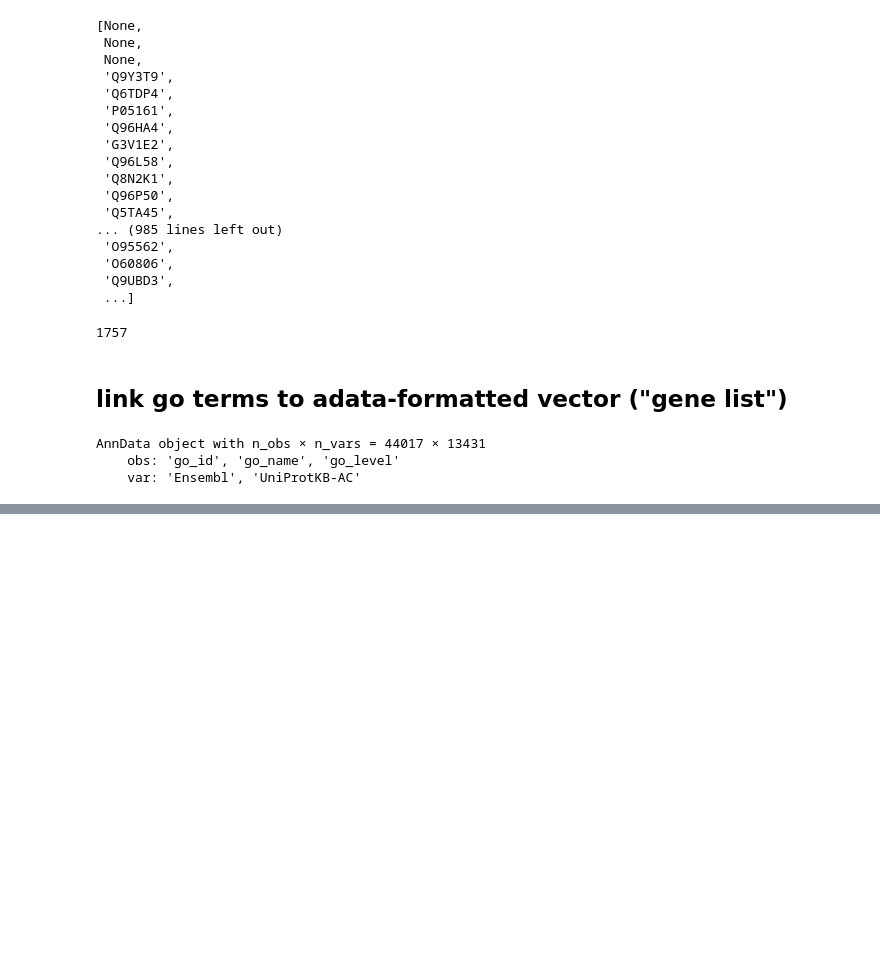
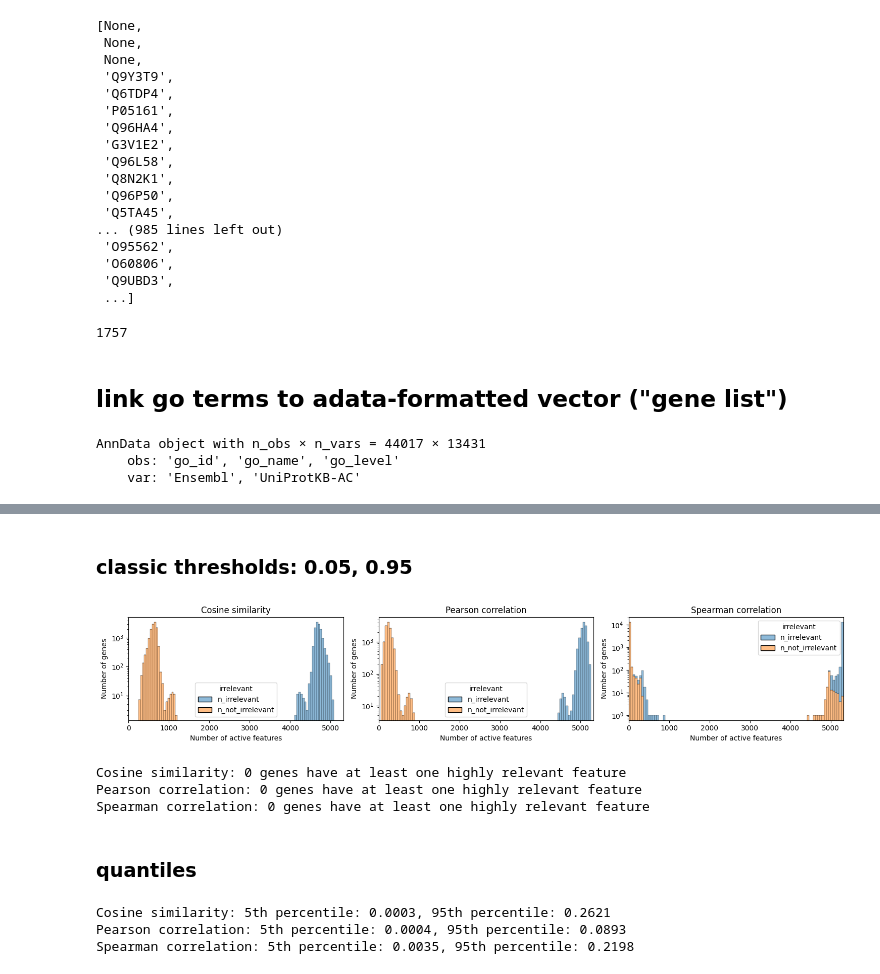
Before and after one commit to viktoriaschuster/interpreting_omics_models, a Jupyter notebook: 02_experiments/singlecell/go_term_analysis_dev.ipynb, the cells around one changed output, grey strips where cells are left out. Saved outputs shown, nothing was run; the diff lists cells and outputs as text; code cells hidden in the pictures; blank space fills up the shorter version.

```diff
--- a/02_experiments/singlecell/go_term_analysis_dev.ipynb
+++ b/02_experiments/singlecell/go_term_analysis_dev.ipynb
@@ -278,0 +531,52 @@ AnnData object with n_obs × n_vars = 44017 × 13431
+# %% [markdown]
+### classic thresholds: 0.05, 0.95
+# %%
+# now look at how many features are not irrelevant (n active features - irrelevant features) and irrelevant
+
+fig, ax = plt.subplots(1, 3, figsize=(15,3))
+df_temp = pd.DataFrame({'n_irrelevant': cos_sim_genewise['n_irrelevant'], 'n_not_irrelevant': len(active_features) - cos_sim_genewise['n_irrelevant']})
+df_temp = df_temp.melt(value_vars=['n_irrelevant', 'n_not_irrelevant'], var_name='irrelevant', value_name='count')
+sns.histplot(data=df_temp, x='count', hue='irrelevant', multiple='stack', ax=ax[0], bins=100, alpha=0.5)
+ax[0].set_title('Cosine similarity')
+ax[0].set_xlabel('Number of active features')
+ax[0].set_ylabel('Number of genes')
+ax[0].set_xlim(0,len(active_features))
+ax[0].set_yscale('log')
+#ax[0].legend(bbox_to_anchor=(0.5,-0.5), loc='lower center')
+df_temp = pd.DataFrame({'n_irrelevant': pearson_corr_genewise['n_irrelevant'], 'n_not_irrelevant': len(active_features) - pearson_corr_genewise['n_irrelevant']})
+df_temp = df_temp.melt(value_vars=['n_irrelevant', 'n_not_irrelevant'], var_name='irrelevant', value_name='count')
+sns.histplot(data=df_temp, x='count', hue='irrelevant', multiple='stack', ax=ax[1], bins=100, alpha=0.5)
+ax[1].set_title('Pearson correlation')
+ax[1].set_xlabel('Number of active features')
+ax[1].set_ylabel('Number of genes')
+ax[1].set_xlim(0,len(active_features))
+ax[1].set_yscale('log')
+#ax[1].legend(bbox_to_anchor=(0.5,-0.5), loc='lower center')
+df_temp = pd.DataFrame({'n_irrelevant': spearman_corr_genewise['n_irrelevant'], 'n_not_irrelevant': len(active_features) - spearman_corr_genewise['n_irrelevant']})
+df_temp = df_temp.melt(value_vars=['n_irrelevant', 'n_not_irrelevant'], var_name='irrelevant', value_name='count')
+sns.histplot(data=df_temp, x='count', hue='irrelevant', multiple='stack', ax=ax[2], bins=100, alpha=0.5)
+ax[2].set_title('Spearman correlation')
+ax[2].set_xlabel('Number of active features')
+ax[2].set_ylabel('Number of genes')
+ax[2].set_xlim(0,len(active_features))
+ax[2].set_yscale('log')
+#ax[2].legend(bbox_to_anchor=(0.5,-0.5), loc='lower center')
+plt.tight_layout()
+# %% [output]
+[figure, added]
+# %%
+# how many genes have a highly relevant feature?
+
+n_features_per_gene_cos = sum(cos_sim_genewise['n_relevant'] > 0).item()
+n_features_per_gene_pearson = sum(pearson_corr_genewise['n_relevant'] > 0).item()
+n_features_per_gene_spearman = sum(spearman_corr_genewise['n_relevant'] > 0).item()
+
+print('Cosine similarity: {} genes have at least one highly relevant feature'.format(n_features_per_gene_cos))
+print('Pearson correlation: {} genes have at least one highly relevant feature'.format(n_features_per_gene_pearson))
+print('Spearman correlation: {} genes have at least one highly relevant feature'.format(n_features_per_gene_spearman))
+# %% [output]
+Cosine similarity: 0 genes have at least one highly relevant feature
+Pearson correlation: 0 genes have at least one highly relevant feature
+Spearman correlation: 0 genes have at least one highly relevant feature
+# %% [markdown]
+### quantiles
@@ -278,0 +586,22 @@ AnnData object with n_obs × n_vars = 44017 × 13431
+# %%
+# this is more sensitive and could lead to more genes
+
+quantiles = (0.05, 0.95)
+
+non_zero_values = cos_sim[active_features,:].flatten()
+non_zero_values = non_zero_values[non_zero_values > 0]
+threshold_cos = [np.quantile(non_zero_values.numpy(), q) for q in quantiles]
+non_zero_values = pearson_corr[active_features,:].flatten()
+non_zero_values = non_zero_values[non_zero_values > 0]
+threshold_pearson = [np.quantile(non_zero_values.numpy(), q) for q in quantiles]
+non_zero_values = spearman_corr[active_features,:].flatten()
+non_zero_values = non_zero_values[non_zero_values > 0]
+threshold_spearman = [np.quantile(non_zero_values.numpy(), q) for q in quantiles]
+
+print('Cosine similarity: 5th percentile: {:.4f}, 95th percentile: {:.4f}'.format(threshold_cos[0], threshold_cos[1]))
+print('Pearson correlation: 5th percentile: {:.4f}, 95th percentile: {:.4f}'.format(threshold_pearson[0], threshold_pearson[1]))
+print('Spearman correlation: 5th percentile: {:.4f}, 95th percentile: {:.4f}'.format(threshold_spearman[0], threshold_spearman[1]))
+# %% [output]
+Cosine similarity: 5th percentile: 0.0003, 95th percentile: 0.2621
+Pearson correlation: 5th percentile: 0.0004, 95th percentile: 0.0893
+Spearman correlation: 5th percentile: 0.0035, 95th percentile: 0.2198
```
Also changed, not shown: parts of 78 cells of this notebook, 6 other files.
